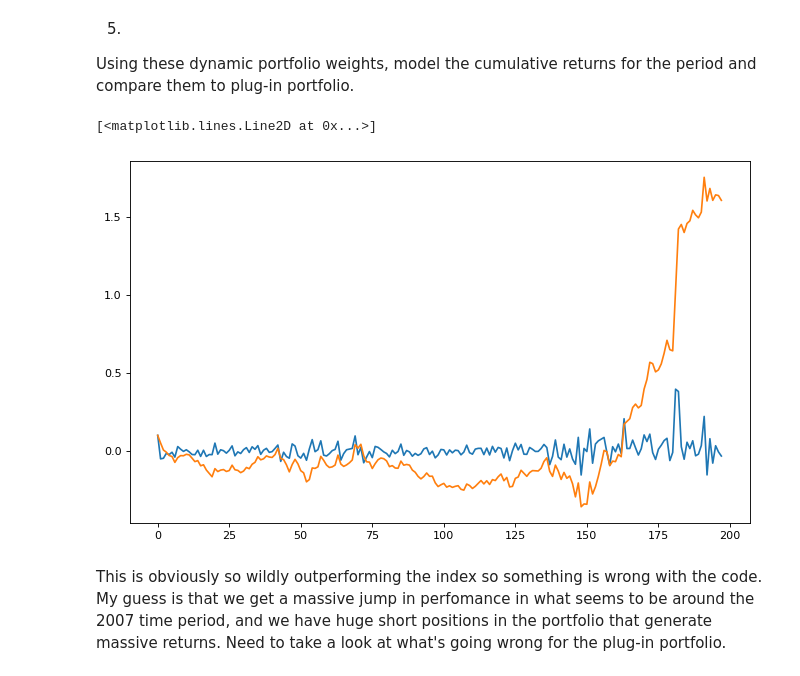
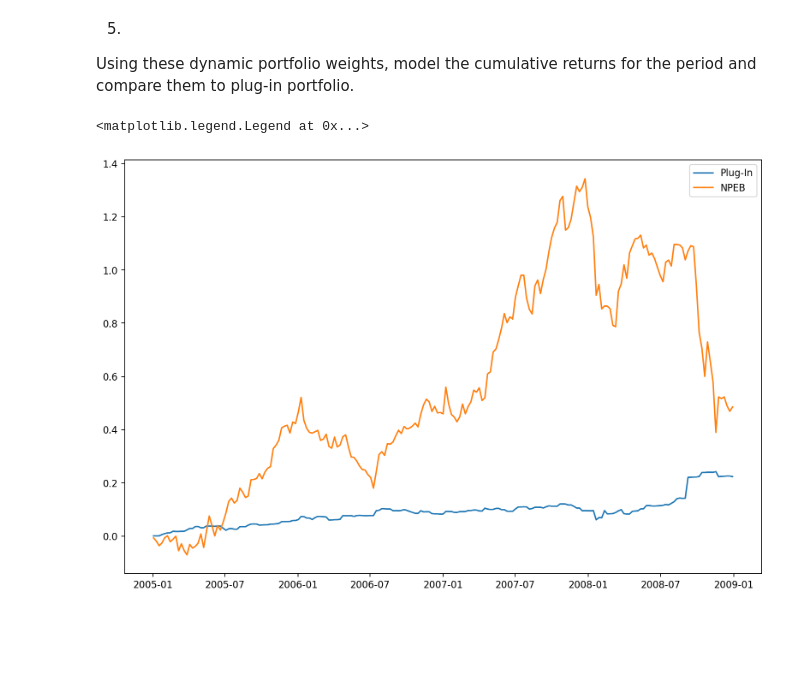
Before and after one commit to quinn-holl/FinancialStatistics, a Jupyter notebook: Team Project/Team_Project.ipynb, the cells around one changed output. Drawn from its saved outputs; the diff is of its cells as text; code cells hidden in the pictures; blank space fills up the shorter version.

```diff
--- a/Team Project/Team_Project.ipynb
+++ b/Team Project/Team_Project.ipynb
@@ -152,0 +213,22 @@ eta: -0.10307198105737173
+# %%
+#Let's look at the returns, and calculate InformationRatio
+
+TrackingError = np.var(NPEBExcessReturn)
+NPEBMeanExcess = np.mean(NPEBExcessReturn)
+
+NPEBMeanReturn = np.mean(NPEBReturn)
+NPEBVarReturn = np.var(NPEBReturn)
+
+InformationRatio = (NPEBMeanExcess / np.std(NPEBExcessReturn))
+SharpeRatio = (NPEBMeanReturn / np.std(NPEBReturn))
+
+
+print("Variance of our Portfolio: " + str(NPEBVarReturn))
+print("Mean Return of our Portfolio: " + str(NPEBMeanReturn))
+print("Sharpe ratio of our NPEB Portfolio: " + str(SharpeRatio))
+
+print("\n\n\n")
+
+print("Tracking Error of our Portfolio: "  +  str(TrackingError))
+print("Mean Excess Return of our Portfolio: " + str(NPEBMean))
+print("Information ratio of our NPEB Porfolio: " + str(InformationRatio))
@@ -153,7 +246,7 @@ eta: -0.10307198105737173
 # %%
 #Define function for calculating mu and V
-onePerReturn
-cum = np.cumsum(onePerReturn)
-plt.plot(cum)
+plt.figure(figsize=(12,8), dpi = 160)
+cumulativeReturn = np.cumsum(plotting_df["Excess Return"])
+plt.plot(cumulativeReturn)
 # %% [output]
 [<matplotlib.lines.Line2D at 0x...>]
@@ -286,17 +325,12 @@ for i in range(10, len(logRet)):   #algo unstable for low history, so we start a
 # %%
-plt.figure(figsize=(10,6), dpi = 80)
+plt.figure(figsize=(12,8), dpi = 160)
 
-cumulative = []
-cumsum = 0
-for i in plugInReturn:
-    cumsum += i
-    cumulative.append(cumsum)
 
-plt.plot(plugInReturn)
-plt.plot(cumulative)
-#plt.plot(logRet['SPY'])
+plugIn = np.cumsum(plug_in_plotting_df["Excess Return"])
+
+plt.plot(plugIn, label = "Plug-In")
+plt.plot(cumulativeReturn, label = "NPEB")
+plt.legend()
 # %% [output]
-[<matplotlib.lines.Line2D at 0x...>]
+<matplotlib.legend.Legend at 0x...>
-[figure, old version]
+[figure, new version]
-# %% [markdown]
-This is obviously so wildly outperforming the index so something is wrong with the code. My guess is that we get a massive jump in perfomance in what seems to be around the 2007 time period, and we have huge short positions in the portfolio that generate massive returns. Need to take a look at what's going wrong for the plug-in portfolio.
```
Also changed, not shown: parts of 9 cells of this notebook.
